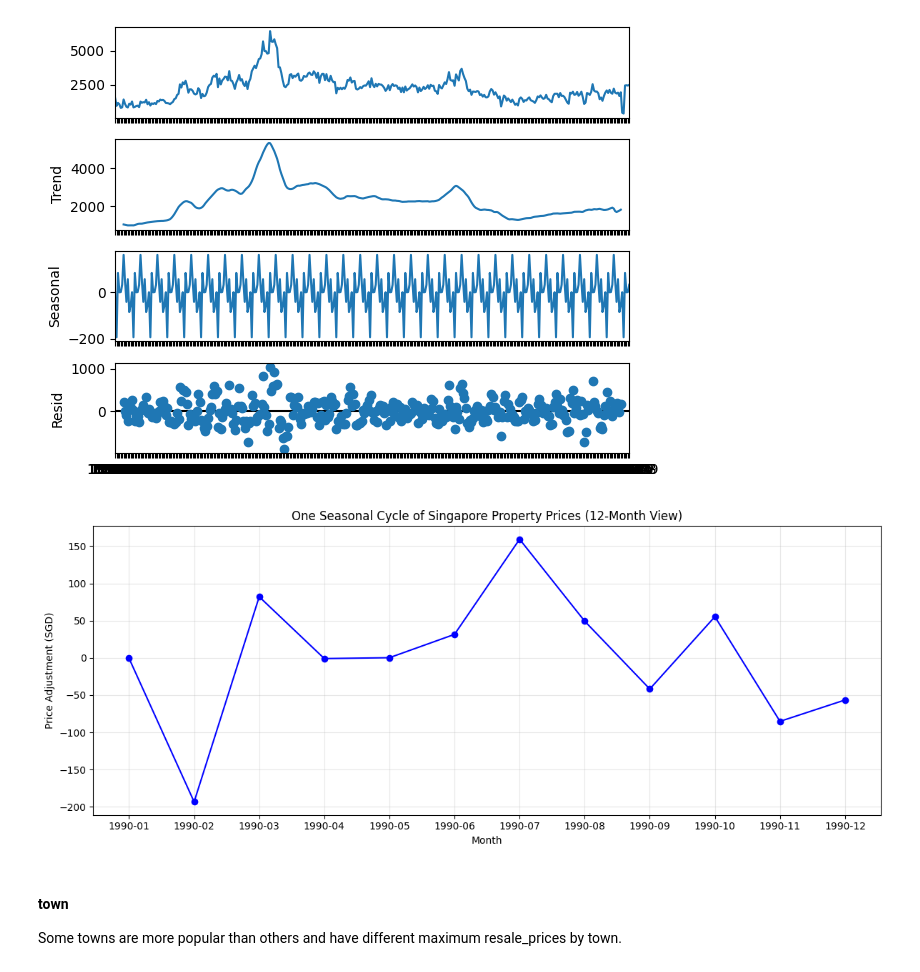
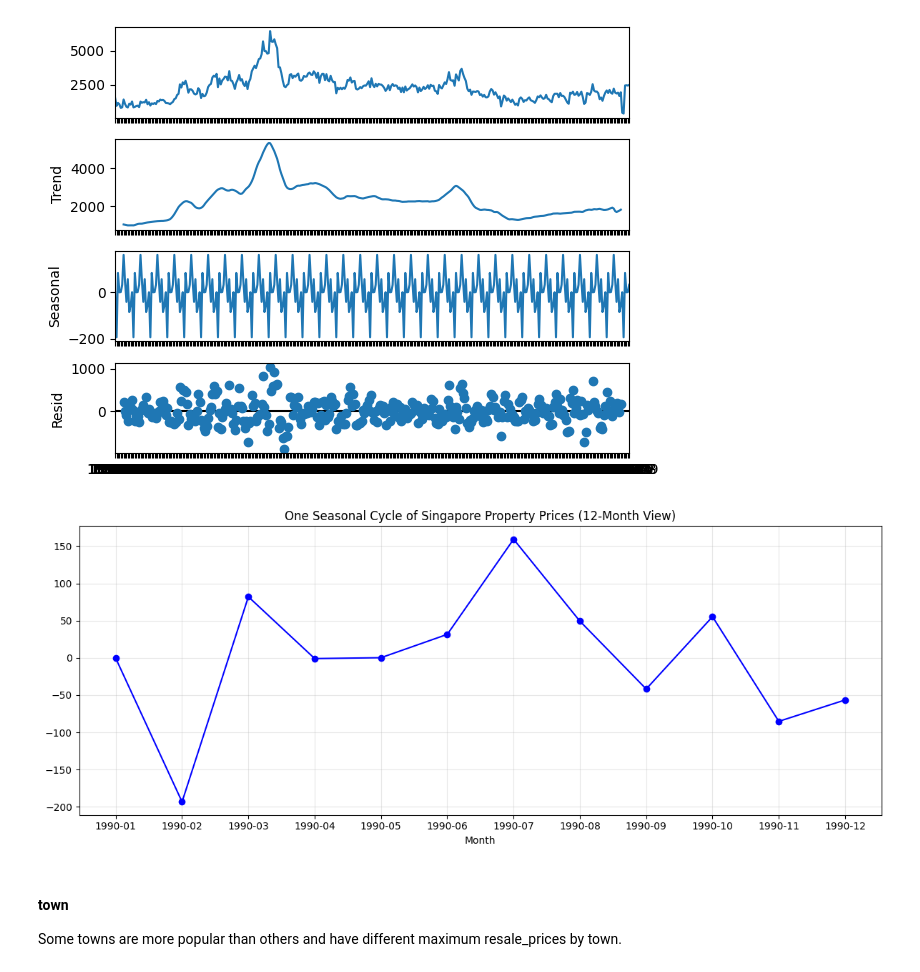
Before and after one commit to risafheng/sg_property_price_predictor, a Jupyter notebook: sg_property_price_predictor.ipynb, the cells around one changed output. Drawn from its saved outputs; the diff is of its cells as text; code cells hidden in the pictures.

```diff
--- a/sg_property_price_predictor.ipynb
+++ b/sg_property_price_predictor.ipynb
@@ -458,16 +458,15 @@ plt.show()
 # %%
 seasonal_component = result.seasonal
 one_cycle = seasonal_component[:12]
 plt.figure(figsize=(12, 5))
 plt.plot(one_cycle.index, one_cycle.values, marker='o', linestyle='-', color='b')
 plt.title('One Seasonal Cycle of Singapore Property Prices (12-Month View)')
-plt.ylabel('Price Adjustment (SGD)')
 plt.xlabel('Month')
 plt.grid(True, alpha=0.3)
 plt.tight_layout()
 plt.show()
 # %% [output]
-[figure, old version]
+[figure, new version]
 # %% [markdown]
 #### town
 
```
Also changed, not shown: parts of 9 cells of this notebook.
